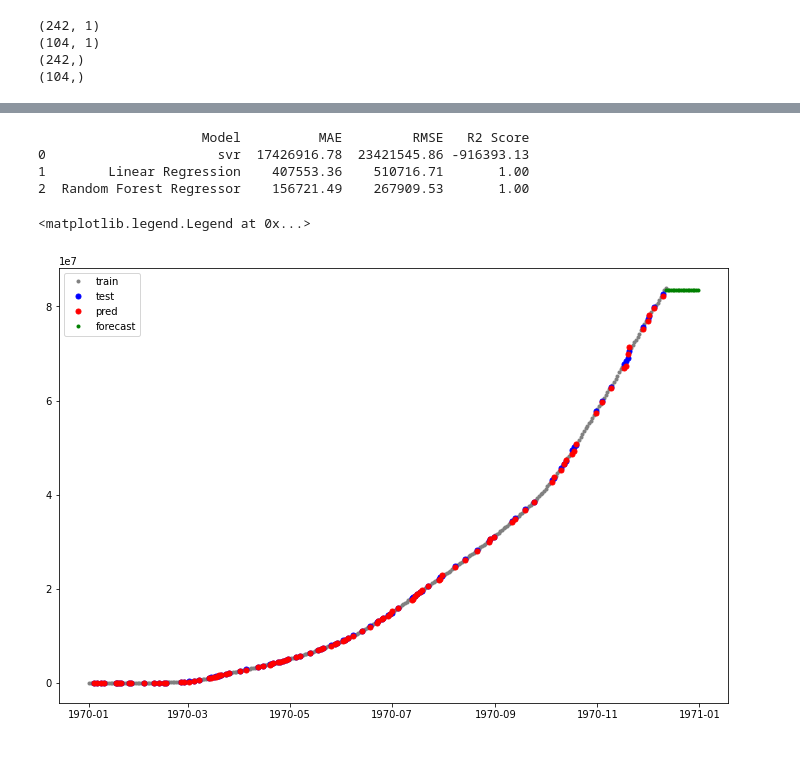
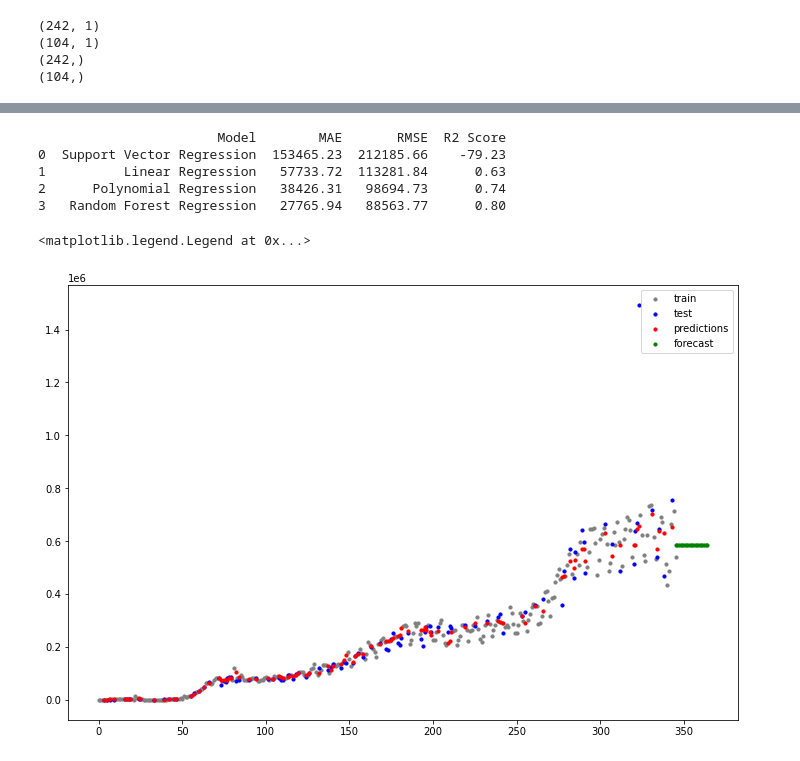
Before and after one commit to n-Faiz/WQD7006_ML_Covid19, a Jupyter notebook: Covid-19 Analysis & Machine learning.ipynb, the cells around one changed output, grey strips where cells are left out. Drawn from its saved outputs; the diff is of its cells as text; code cells hidden in the pictures.

```diff
--- a/Covid-19 Analysis & Machine learning.ipynb
+++ b/Covid-19 Analysis & Machine learning.ipynb
@@ -510,7 +595,7 @@ X = world_df['Date'].values.reshape(-1, 1)
 X = np.array(range(len(world_df['Date']))).reshape(-1,1)
 
 
-y = world_df['Confirmed']
+y = world_df['New Confirmed']
 
 from sklearn.model_selection import train_test_split
 Xtrain, Xtest, ytrain, ytest = train_test_split(X, y, random_state=42 ,train_size = 0.7)
@@ -565,17 +653,20 @@ svr.fit(Xtrain,ytrain)
 ypred = svr.predict(Xtest)
 yforecast = svr.predict(Xforecast)
 
-score = score.append({
-    "Model":'svr',
-    "MAE": round(metrics.mean_absolute_error(ypred,ytest),2),
-    "RMSE": round(metrics.mean_squared_error(ytest,ypred,squared=False),2),
-    "R2 Score": round(metrics.r2_score(ypred,ytest),2)
-},ignore_index = True)
 
-print(score)
+from contextlib import suppress
+
+with suppress(Exception):
+    score = score.append({
+        "Model":'Support Vector Regression',
+        "MAE": round(metrics.mean_absolute_error(ypred,ytest),2),
+        "RMSE": round(metrics.mean_squared_error(ytest,ypred,squared=False),2),
+        "R2 Score": round(metrics.r2_score(ypred,ytest),2)
+    },ignore_index = True)
+
+    pred_list.insert(1,"Support Vector Regression",yforecast)
 
 
-pred_list.insert(1,"svr",yforecast)
 
 plt.figure(figsize=(12,8))
 plt.plot()
@@ -631,37 +761,40 @@ plt.legend()
 # %%
 from sklearn.tree import DecisionTreeRegressor
 from sklearn.ensemble import RandomForestRegressor
 
 rf_reg = RandomForestRegressor()
 rf_reg.fit(Xtrain,ytrain)
 ypred = rf_reg.predict(Xtest)
 yforecast = rf_reg.predict(Xforecast)
 
 
-score = score.append({
-    "Model":'Random Forest Regressor',
-    "MAE": round(metrics.mean_absolute_error(ypred,ytest),2),
-    "RMSE": round(metrics.mean_squared_error(ytest,ypred,squared=False),2),
-    "R2 Score": round(metrics.r2_score(ypred,ytest),2)
-},ignore_index = True)
+with suppress(Exception):
+    score = score.append({
+        "Model":'Random Forest Regression',
+        "MAE": round(metrics.mean_absolute_error(ypred,ytest),2),
+        "RMSE": round(metrics.mean_squared_error(ytest,ypred,squared=False),2),
+        "R2 Score": round(metrics.r2_score(ypred,ytest),2)
+    },ignore_index = True)
+
+    pred_list.insert(4,"Random Forest Regression",yforecast)
 
 print(score)
-pred_list.insert(3,"Random Forest Regressor",yforecast)
 
 plt.figure(figsize=(12,8))
 plt.plot()
-plt.plot_date(Xtrain,ytrain,label = 'train',c = 'grey',markersize=3)
-plt.plot_date(Xtest,ytest,label = 'test',color ='blue',markersize=5)
-plt.plot_date(Xtest,ypred,label = 'pred',color = 'red',markersize=5)
-plt.plot_date(Xforecast,yforecast,label = 'forecast',color = 'green',markersize=3)
+plt.scatter(Xtrain,ytrain,label = 'train',c = 'grey',s=10)
+plt.scatter(Xtest,ytest,label = 'test',color ='blue',s=10)
+plt.scatter(Xtest,ypred,label = 'predictions',color = 'red',s=10)
+plt.scatter(Xforecast,yforecast,label = 'forecast',color = 'green',s=10)
 plt.legend()
 # %% [output]
-                     Model          MAE         RMSE   R2 Score
-0                      svr  17426916.78  23421545.86 -916393.13
-1        Linear Regression    407553.36    510716.71       1.00
-2  Random Forest Regressor    156721.49    267909.53       1.00
+                       Model        MAE       RMSE  R2 Score
+0  Support Vector Regression  153465.23  212185.66    -79.23
+1          Linear Regression   57733.72  113281.84      0.63
+2      Polynomial Regression   38426.31   98694.73      0.74
+3   Random Forest Regression   27765.94   88563.77      0.80
 <matplotlib.legend.Legend at 0x...>
-[figure, old version]
+[figure, new version]
 # %%
 pred_list
 # %% [output]
```
Also changed, not shown: parts of 44 cells of this notebook.
